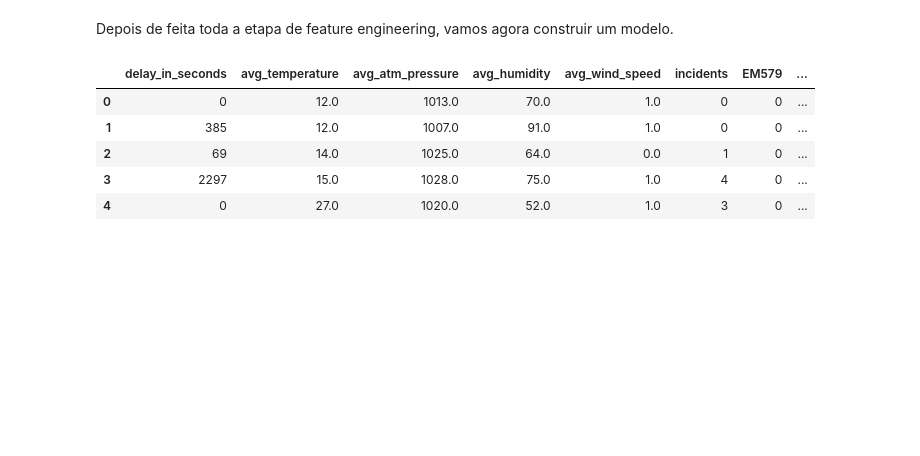
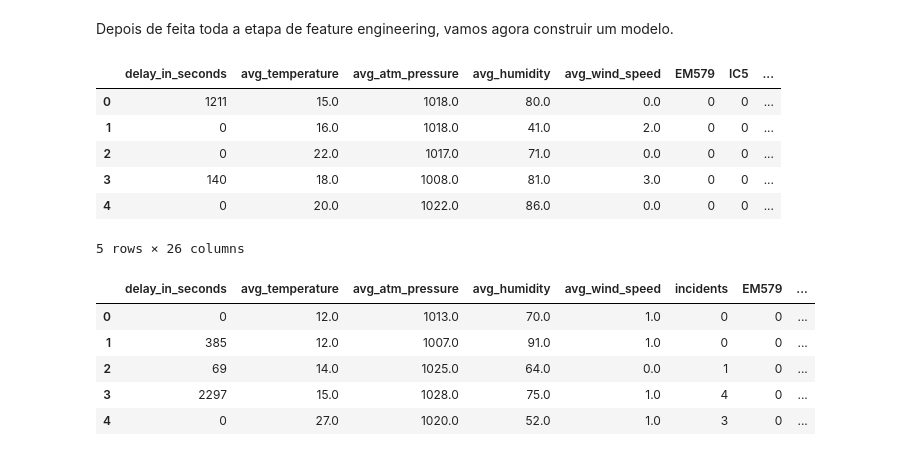
Before and after one commit to CatarinaOG/Projeto-DAA, a Jupyter notebook: decision_tree.ipynb, the cells around one changed output. Drawn from its saved outputs; the diff is of its cells as text; code cells hidden in the pictures; blank space fills up the shorter version.

Commit message:
one hot encoding ; novos parametros no grid search

```diff
--- a/decision_tree.ipynb
+++ b/decision_tree.ipynb
@@ -454,29 +444,38 @@ for i in test_data5.index:
 # %% [markdown]
 Depois de feita toda a etapa de feature engineering, vamos agora construir um modelo.
 # %%
-data8 = label_encoding
+data8 = data_ohe
 data8['date_offset'] = (data8['record_date'].dt.month*100 + data8['record_date'].dt.day - 320)%1300
 
 data8['season'] = pd.cut(data8['date_offset'], [0, 300, 602, 900, 1300],
                       labels = ['spring', 'summer', 'autumn', 'winter'], include_lowest=True)
 data8.drop(['date_offset', 'record_date'], axis = 1, inplace=True)
 replace_map = { 'season' : {'spring': 1, 'summer': 2, 'autumn': 3, 'winter' : 4}}
 data9 = data8.replace(replace_map)
 data9['season'] = data9['season'].astype(int)
 
 data_season = data9
 
 
-#test_data6 = test_data4
-#test_data6['date_offset'] = (test_data6['record_date'].dt.month*100 + test_data6['record_date'].dt.day - 320)%1300
-#
-#test_data6['season'] = pd.cut(test_data6['date_offset'], [0, 300, 602, 900, 1300],
-#                      labels = ['spring', 'summer', 'autumn', 'winter'], include_lowest=True)
-#test_data6.drop(['date_offset', 'record_date'], axis = 1, inplace=True)
-#replace_map = { 'season' : {'spring': 1, 'summer': 2, 'autumn': 3, 'winter' : 4}}
-#test_data6 = test_data6.replace(replace_map)
-#test_data6['season'] = test_data6['season'].astype(int)
-#
-#test_season = test_data6
+test_data6 = test_ohe
+test_data6['date_offset'] = (test_data6['record_date'].dt.month*100 + test_data6['record_date'].dt.day - 320)%1300
+
+test_data6['season'] = pd.cut(test_data6['date_offset'], [0, 300, 602, 900, 1300],
+                      labels = ['spring', 'summer', 'autumn', 'winter'], include_lowest=True)
+test_data6.drop(['date_offset', 'record_date'], axis = 1, inplace=True)
+replace_map = { 'season' : {'spring': 1, 'summer': 2, 'autumn': 3, 'winter' : 4}}
+test_data6 = test_data6.replace(replace_map)
+test_data6['season'] = test_data6['season'].astype(int)
+
+test_season = test_data6
+test_season.head()
+# %% [output]
+|  | delay_in_seconds | avg_temperature | avg_atm_pressure | avg_humidity | avg_wind_speed | EM579 | IC5 | ... |
+| 0 | 1211 | 15.0 | 1018.0 | 80.0 | 0.0 | 0 | 0 | ... |
+| 1 | 0 | 16.0 | 1018.0 | 41.0 | 2.0 | 0 | 0 | ... |
+| 2 | 0 | 22.0 | 1017.0 | 71.0 | 0.0 | 0 | 0 | ... |
+| 3 | 140 | 18.0 | 1008.0 | 81.0 | 3.0 | 0 | 0 | ... |
+| 4 | 0 | 20.0 | 1022.0 | 86.0 | 0.0 | 0 | 0 | ... |
+5 rows × 26 columns
 # %%
 df = data_season
```
Also changed, not shown: parts of 13 cells of this notebook.
